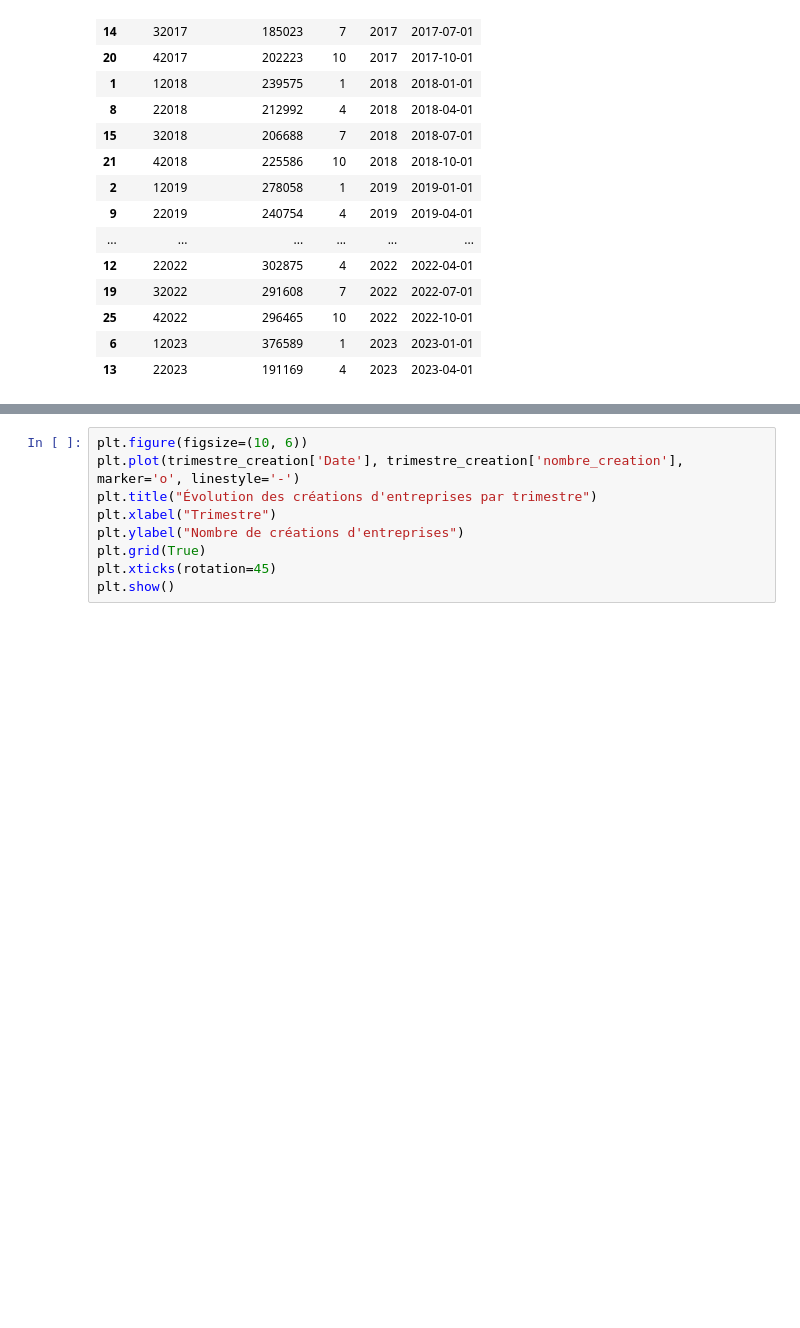
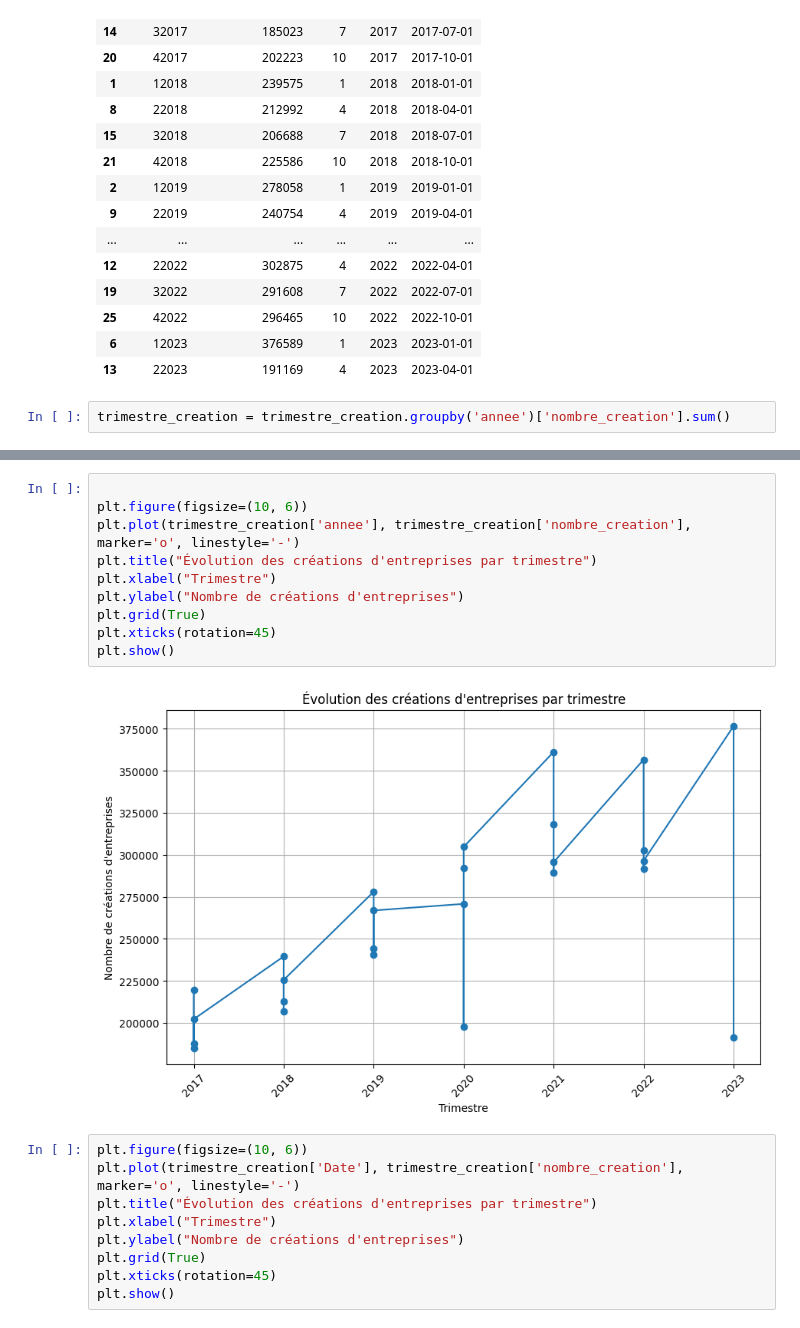
Before and after one commit to SamyaAmernis/DRiM-Challenge, a Jupyter notebook: data.ipynb, the cells around one changed output, grey strips where cells are left out. Cells and saved outputs as stored; diff of their text form; blank space fills up the shorter version.

```diff
--- a/data.ipynb
+++ b/data.ipynb
@@ -150,3 +152,5 @@ trimestre_creation
 | 25 | 42022 | 296465 | 10 | 2022 | 2022-10-01 |
 | 6 | 12023 | 376589 | 1 | 2023 | 2023-01-01 |
 | 13 | 22023 | 191169 | 4 | 2023 | 2023-04-01 |
+# %%
+trimestre_creation = trimestre_creation.groupby('annee')['nombre_creation'].sum()
@@ -153,3 +167,15 @@ trimestre_creation
+# %%
+
+plt.figure(figsize=(10, 6))
+plt.plot(trimestre_creation['annee'], trimestre_creation['nombre_creation'], marker='o', linestyle='-')
+plt.title("Évolution des créations d'entreprises par trimestre")
+plt.xlabel("Trimestre")
+plt.ylabel("Nombre de créations d'entreprises")
+plt.grid(True)
+plt.xticks(rotation=45)
+plt.show()
+# %% [output]
+[figure, added]
 # %%
 plt.figure(figsize=(10, 6))
 plt.plot(trimestre_creation['Date'], trimestre_creation['nombre_creation'], marker='o', linestyle='-')
```
Also changed, not shown: parts of 2 cells of this notebook.
